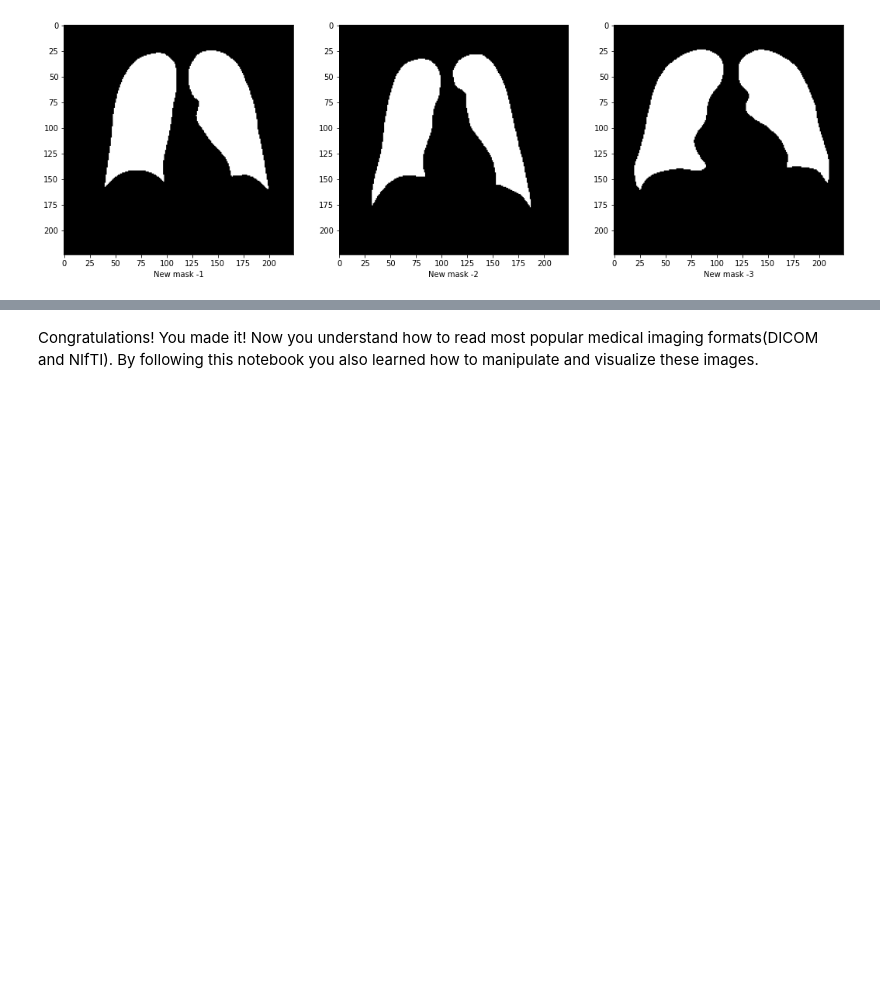
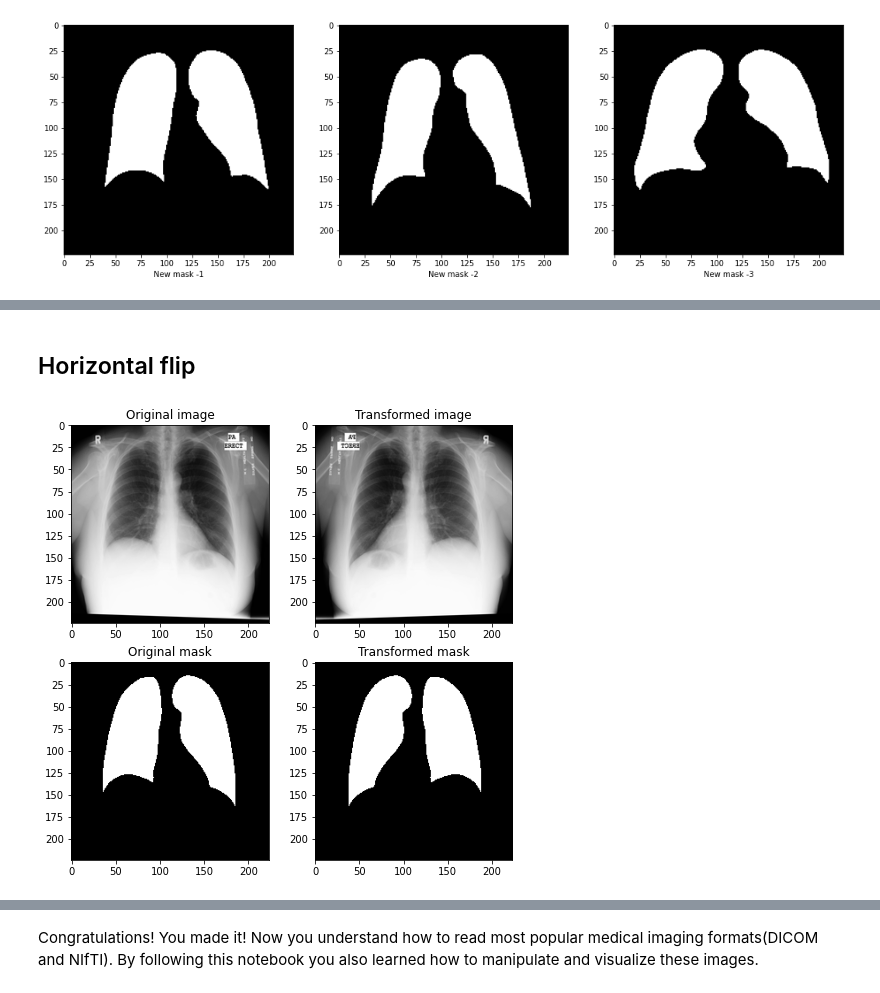
Before and after one commit to akansh12/confession-of-a-coding-freak, a Jupyter notebook: _notebooks/2022-06-19-2D-ResUnet-based-Medical-Images(Chest-X-Rays)-Segmentation-using-Pytorch.ipynb, the cells around one changed output, grey strips where cells are left out. Saved outputs shown, nothing was run; the diff lists cells and outputs as text; code cells hidden in the pictures; blank space fills up the shorter version.

```diff
--- a/_notebooks/2022-06-19-2D-ResUnet-based-Medical-Images(Chest-X-Rays)-Segmentation-using-Pytorch.ipynb
+++ b/_notebooks/2022-06-19-2D-ResUnet-based-Medical-Images(Chest-X-Rays)-Segmentation-using-Pytorch.ipynb
@@ -229,0 +298,14 @@ plt.show()
+# %%
+#hide
+image = cv2.imread(os.path.join(path2img,rndImgs[0]), cv2.IMREAD_GRAYSCALE)
+mask = cv2.imread(os.path.join(path2mask,rndImgs[0]), cv2.IMREAD_GRAYSCALE)
+# %% [markdown]
+## Horizontal flip
+# %%
+aug = A.HorizontalFlip(p=1)
+augmented = aug(image=image, mask=mask)
+image_h_flipped = augmented['image']
+mask_h_flipped = augmented['mask']
+visualize(image_h_flipped, mask_h_flipped, original_image=image, original_mask=mask)
+# %% [output]
+[figure, added]
```
Also changed, not shown: parts of 26 cells of this notebook.
